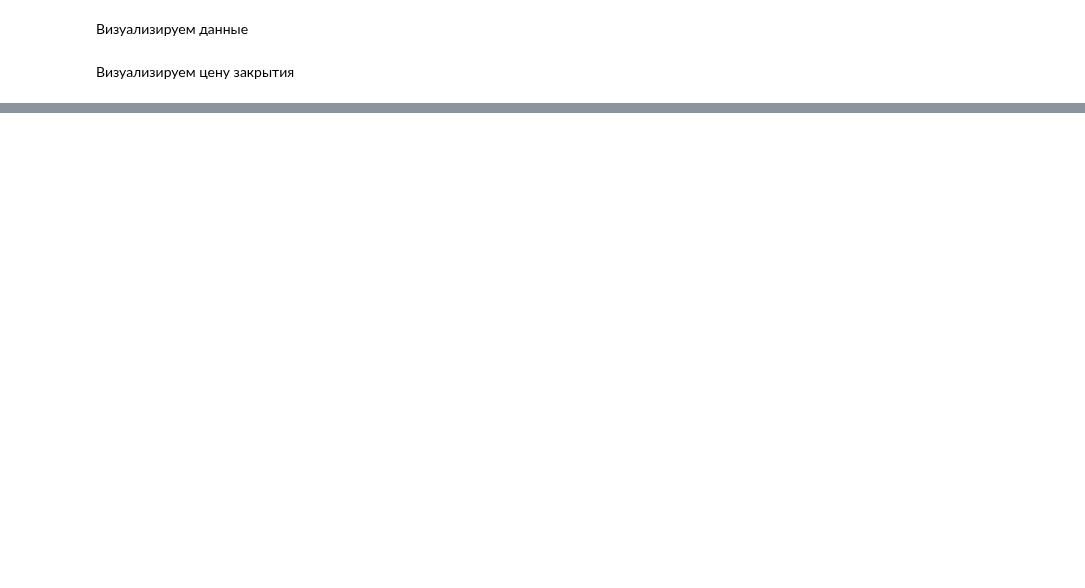
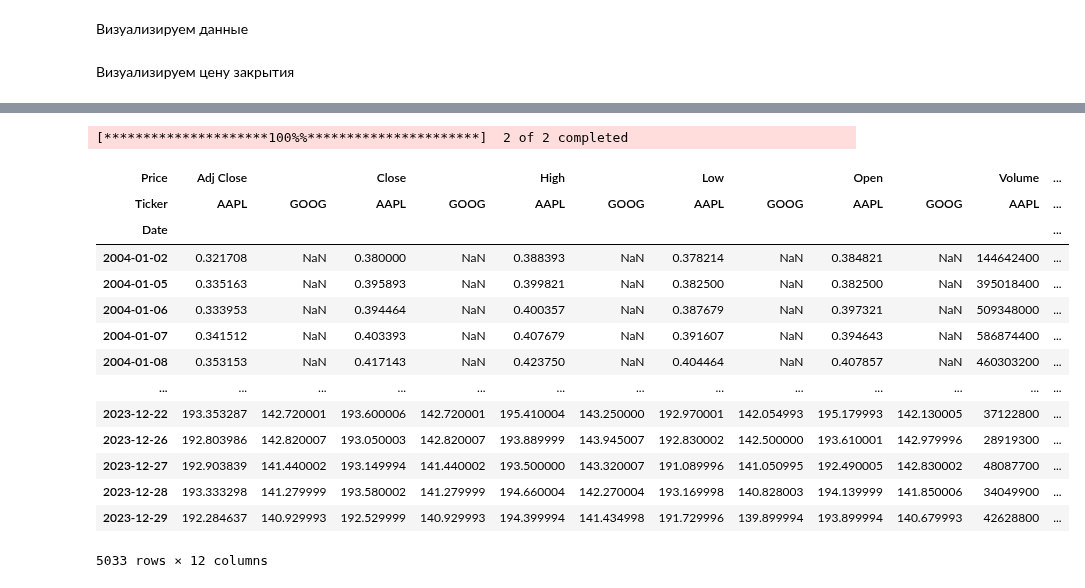
Before and after one commit to artamonoff/econometrica, a Jupyter notebook: time-series-analysis/jupyter-notebooks/import-from-yahoofin.ipynb, the cells around one changed output, grey strips where cells are left out. Cells and saved outputs as stored; diff of their text form; code cells hidden in the pictures; blank space fills up the shorter version.

```diff
--- a/time-series-analysis/jupyter-notebooks/import-from-yahoofin.ipynb
+++ b/time-series-analysis/jupyter-notebooks/import-from-yahoofin.ipynb
@@ -25,0 +33,20 @@ apple['Close'].plot(title='Closing price')
+# %%
+shares = yf.download(tickers='AAPL, GOOG', start='2004-01-01', end='2023-12-31')
+shares
+# %% [output]
+[*********************100%%**********************]  2 of 2 completed
+| Price | Adj Close |  | Close |  | High |  | Low |  | Open |  | Volume | ... |
+| Ticker | AAPL | GOOG | AAPL | GOOG | AAPL | GOOG | AAPL | GOOG | AAPL | GOOG | AAPL | ... |
+| Date |  |  |  |  |  |  |  |  |  |  |  | ... |
+| 2004-01-02 | 0.321708 | NaN | 0.380000 | NaN | 0.388393 | NaN | 0.378214 | NaN | 0.384821 | NaN | 144642400 | ... |
+| 2004-01-05 | 0.335163 | NaN | 0.395893 | NaN | 0.399821 | NaN | 0.382500 | NaN | 0.382500 | NaN | 395018400 | ... |
+| 2004-01-06 | 0.333953 | NaN | 0.394464 | NaN | 0.400357 | NaN | 0.387679 | NaN | 0.397321 | NaN | 509348000 | ... |
+| 2004-01-07 | 0.341512 | NaN | 0.403393 | NaN | 0.407679 | NaN | 0.391607 | NaN | 0.394643 | NaN | 586874400 | ... |
+| 2004-01-08 | 0.353153 | NaN | 0.417143 | NaN | 0.423750 | NaN | 0.404464 | NaN | 0.407857 | NaN | 460303200 | ... |
+| ... | ... | ... | ... | ... | ... | ... | ... | ... | ... | ... | ... | ... |
+| 2023-12-22 | 193.353287 | 142.720001 | 193.600006 | 142.720001 | 195.410004 | 143.250000 | 192.970001 | 142.054993 | 195.179993 | 142.130005 | 37122800 | ... |
+| 2023-12-26 | 192.803986 | 142.820007 | 193.050003 | 142.820007 | 193.889999 | 143.945007 | 192.830002 | 142.500000 | 193.610001 | 142.979996 | 28919300 | ... |
+| 2023-12-27 | 192.903839 | 141.440002 | 193.149994 | 141.440002 | 193.500000 | 143.320007 | 191.089996 | 141.050995 | 192.490005 | 142.830002 | 48087700 | ... |
+| 2023-12-28 | 193.333298 | 141.279999 | 193.580002 | 141.279999 | 194.660004 | 142.270004 | 193.169998 | 140.828003 | 194.139999 | 141.850006 | 34049900 | ... |
+| 2023-12-29 | 192.284637 | 140.929993 | 192.529999 | 140.929993 | 194.399994 | 141.434998 | 191.729996 | 139.899994 | 193.899994 | 140.679993 | 42628800 | ... |
+5033 rows × 12 columns
```
Also changed, not shown: parts of 7 cells of this notebook.
